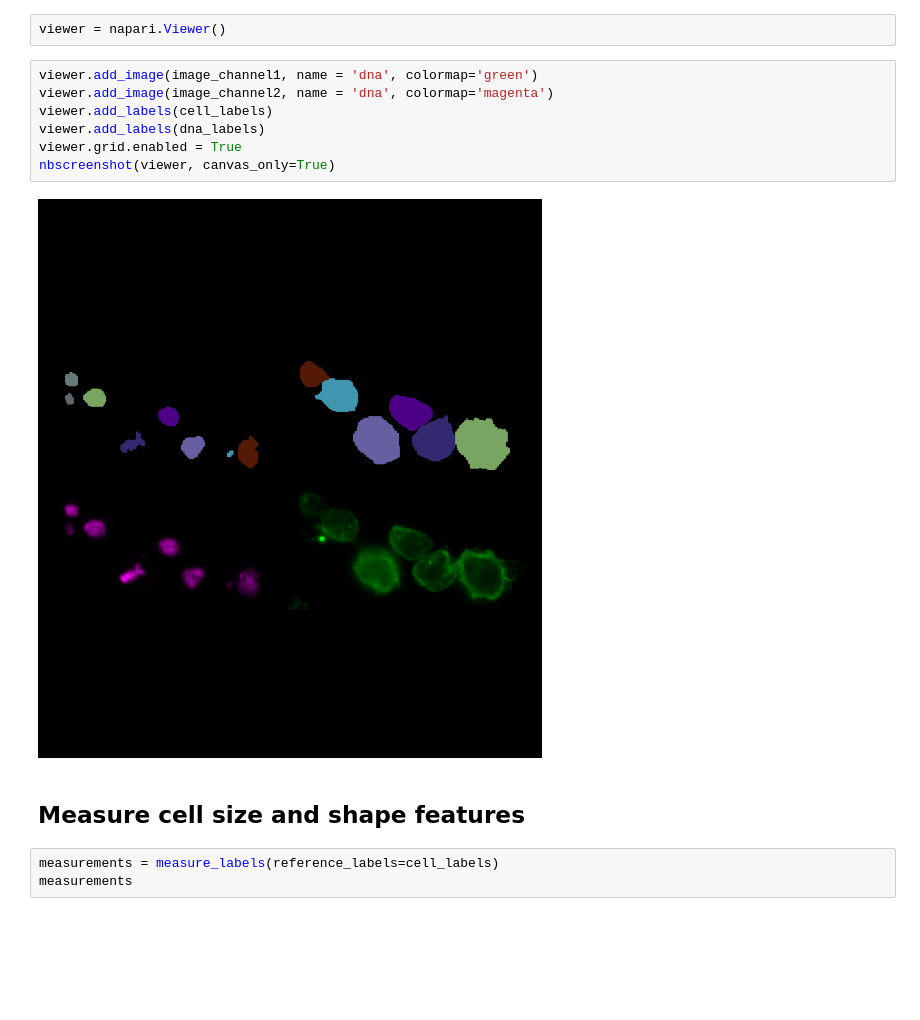
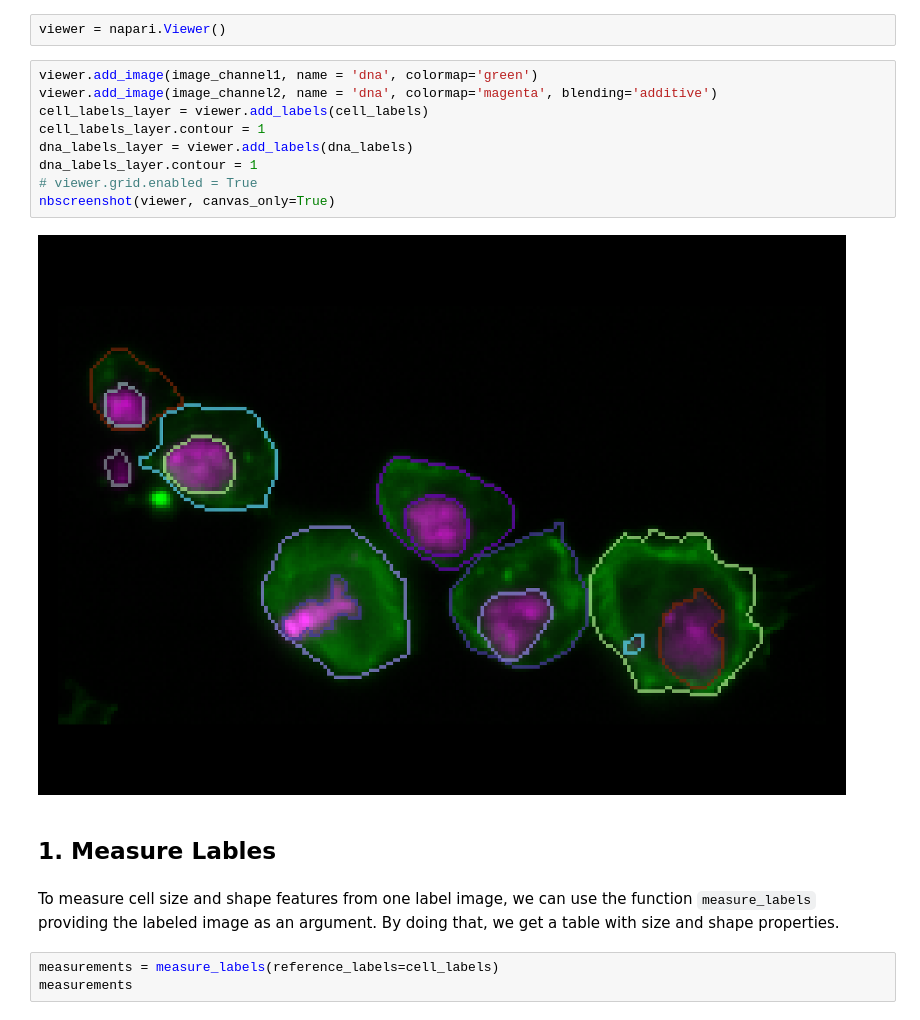
Before and after one commit to haesleinhuepf/napari-skimage-regionprops, a Jupyter notebook: demo/Regionprops_map_channels.ipynb, the cells around one changed output. Cells and saved outputs as stored; diff of their text form; blank space fills up the shorter version.

```diff
--- a/demo/Regionprops_map_channels.ipynb
+++ b/demo/Regionprops_map_channels.ipynb
@@ -17,15 +30,19 @@ dna_labels = io.imread('../data/dna_labels.tif')
 viewer = napari.Viewer()
 # %%
 viewer.add_image(image_channel1, name = 'dna', colormap='green')
-viewer.add_image(image_channel2, name = 'dna', colormap='magenta')
-viewer.add_labels(cell_labels)
-viewer.add_labels(dna_labels)
-viewer.grid.enabled = True
+viewer.add_image(image_channel2, name = 'dna', colormap='magenta', blending='additive')
+cell_labels_layer = viewer.add_labels(cell_labels)
+cell_labels_layer.contour = 1
+dna_labels_layer = viewer.add_labels(dna_labels)
+dna_labels_layer.contour = 1
+# viewer.grid.enabled = True
 nbscreenshot(viewer, canvas_only=True)
 # %% [output]
-[figure, old version]
+[figure, new version]
 # %% [markdown]
-## Measure cell size and shape features
+## 1. Measure Lables
+# %% [markdown]
+To measure cell size and shape features from one label image, we can use the function `measure_labels` providing the labeled image as an argument. By doing that, we get a table with size and shape properties.
 # %%
 measurements = measure_labels(reference_labels=cell_labels)
 measurements
```
Also changed, not shown: parts of 3 cells of this notebook, 6 other files.
